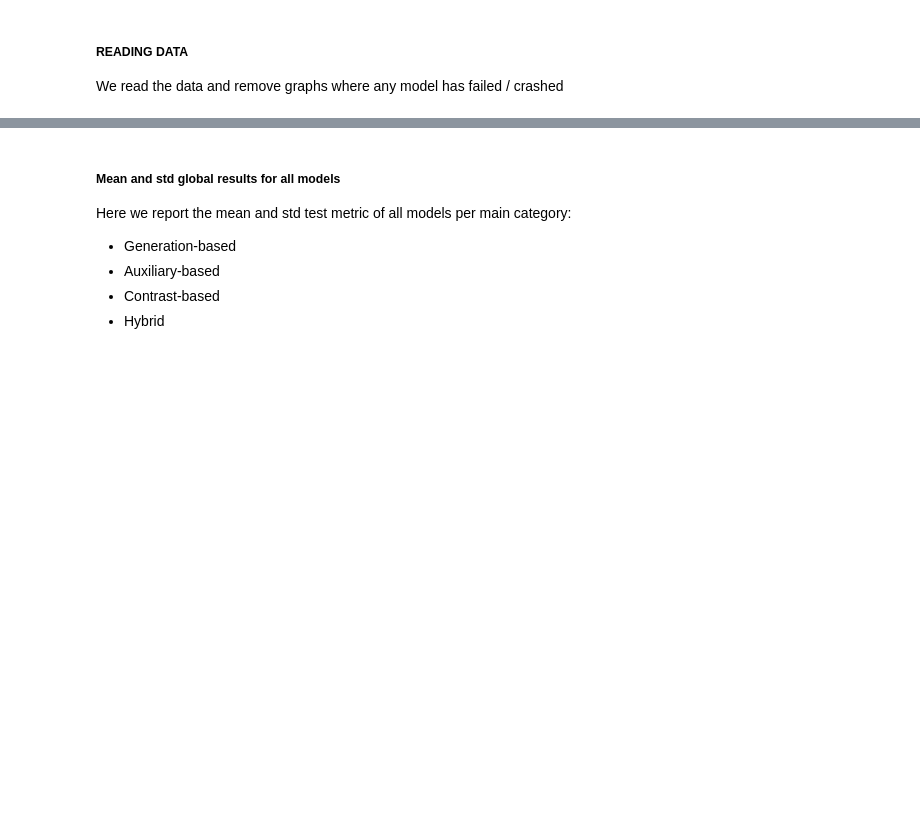
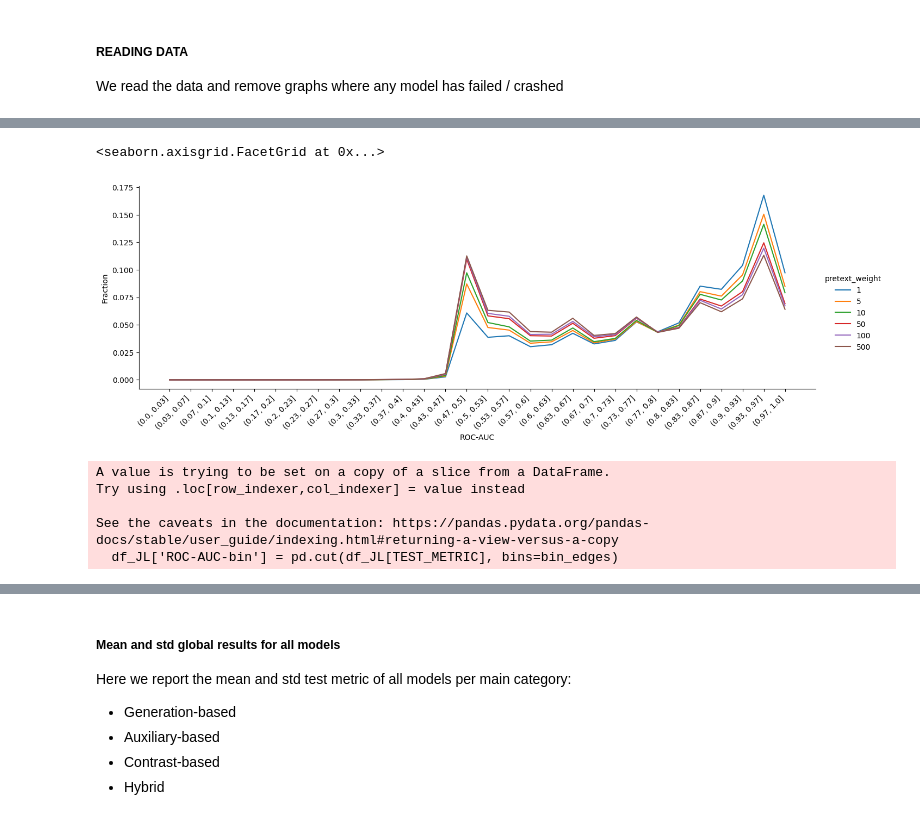
Before and after one commit to ITU-Thesis/graphworld, a Jupyter notebook: evaluation/global_analysis.ipynb, the cells around one changed output, grey strips where cells are left out. Cells and saved outputs as stored; diff of their text form; code cells hidden in the pictures; blank space fills up the shorter version.

```diff
--- a/evaluation/global_analysis.ipynb
+++ b/evaluation/global_analysis.ipynb
@@ -82,0 +285,40 @@ KeyboardInterrupt:
+# %%
+JL = df[~df.pretext_weight.isna()]
+N_bins = 30
+results =[]
+bin_edges = np.around(np.linspace(0, 1, N_bins + 1),2)
+for key, v in JL.groupby('pretext_weight'):
+    bins = pd.cut(v[TEST_METRIC], bins=bin_edges).value_counts().reset_index().rename(columns={ 'index': 'ROC-AUC', 'test_rocauc_ovr': 'Fraction' })
+    bins['Fraction'] = bins['Fraction'] / bins['Fraction'].sum()
+    bins['pretext_weight'] = key
+    results += [bins]
+bin_df = pd.concat(results)
+# %%
+bins_copied = bin_df.copy()
+bins_copied['ROC-AUC'] = bins_copied['ROC-AUC'].apply(lambda x: f'({x.left}, {x.right}]')
+g = sns.FacetGrid(data=bins_copied, hue='pretext_weight', height=4.5, aspect=3)
+g.map(sns.lineplot, 'ROC-AUC', 'Fraction')
+for ax in g.axes.flat:
+    ax.set_xticklabels(ax.get_xticklabels(), rotation=45, horizontalalignment='right')
+g.add_legend()
+# %% [output]
+<seaborn.axisgrid.FacetGrid at 0x...>
+[figure, added]
+# %%
+most_observations = bin_df.groupby('ROC-AUC').Fraction.sum().idxmax()
+df_JL = df[df.Training_scheme == 'JL']
+df_JL['ROC-AUC-bin'] = pd.cut(df_JL[TEST_METRIC], bins=bin_edges)
+df_JL = df_JL[df_JL['ROC-AUC-bin'] == most_observations]
+
+df_JL_counts = df_JL.groupby('SSL_model').count().rename(columns={'ROC-AUC-bin': 'total_count'})[['total_count']]
+df_JL_grouped = df_JL.groupby(['SSL_model', 'pretext_weight']).count().rename(columns={ 'ROC-AUC-bin': 'count'})[['count']]
+df_JL_grouped_raw_counts = df_JL_grouped.copy().reset_index()
+df_JL_grouped = df_JL_grouped.join(other=df_JL_counts, on='SSL_model')      # Add the total counts in each method
+df_JL_grouped['count'] /= df_JL_grouped['total_count']                      # Normalize by total counts in each method.
+df_JL_grouped = df_JL_grouped.reset_index()
+# %% [output]
+A value is trying to be set on a copy of a slice from a DataFrame.
+Try using .loc[row_indexer,col_indexer] = value instead
+
+See the caveats in the documentation: https://pandas.pydata.org/pandas-docs/stable/user_guide/indexing.html#returning-a-view-versus-a-copy
+  df_JL['ROC-AUC-bin'] = pd.cut(df_JL[TEST_METRIC], bins=bin_edges)
```
Also changed, not shown: parts of 27 cells of this notebook, 2 other files.
